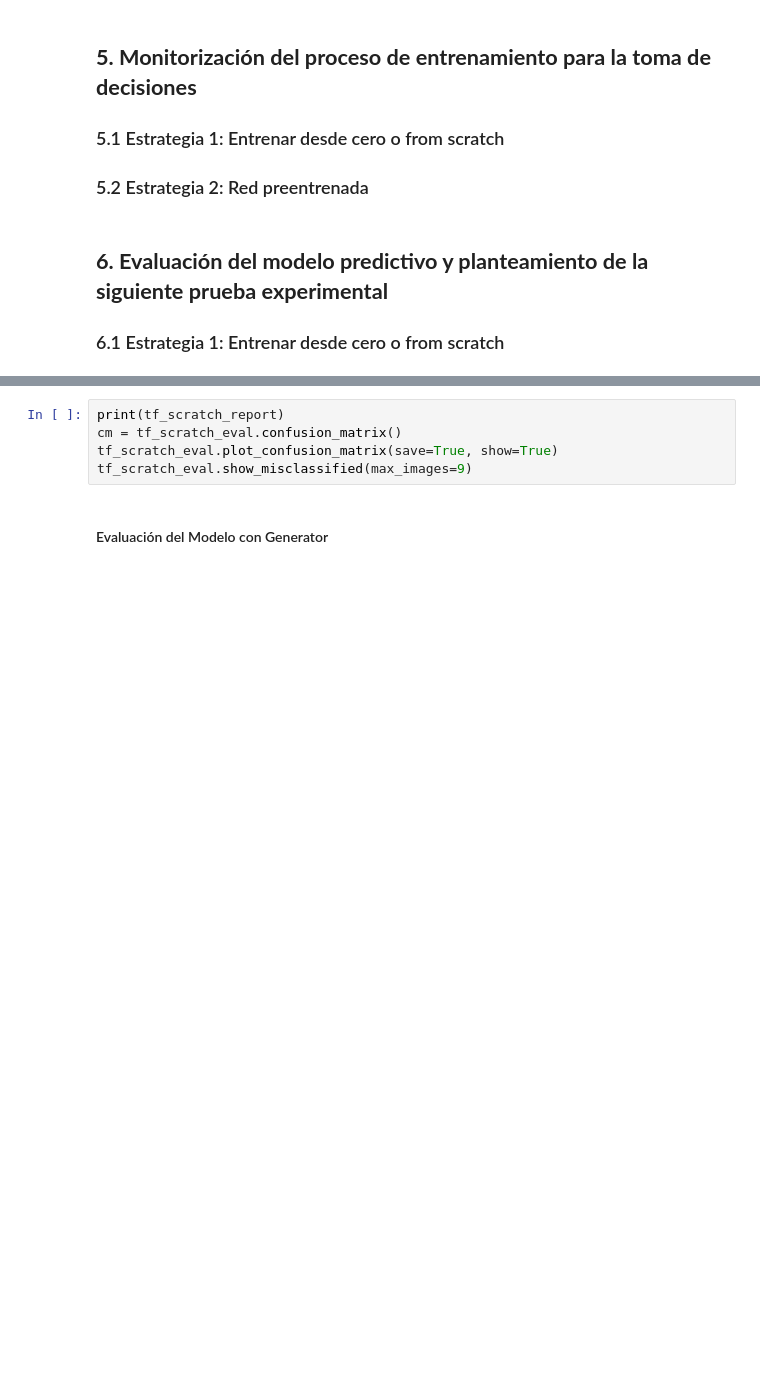
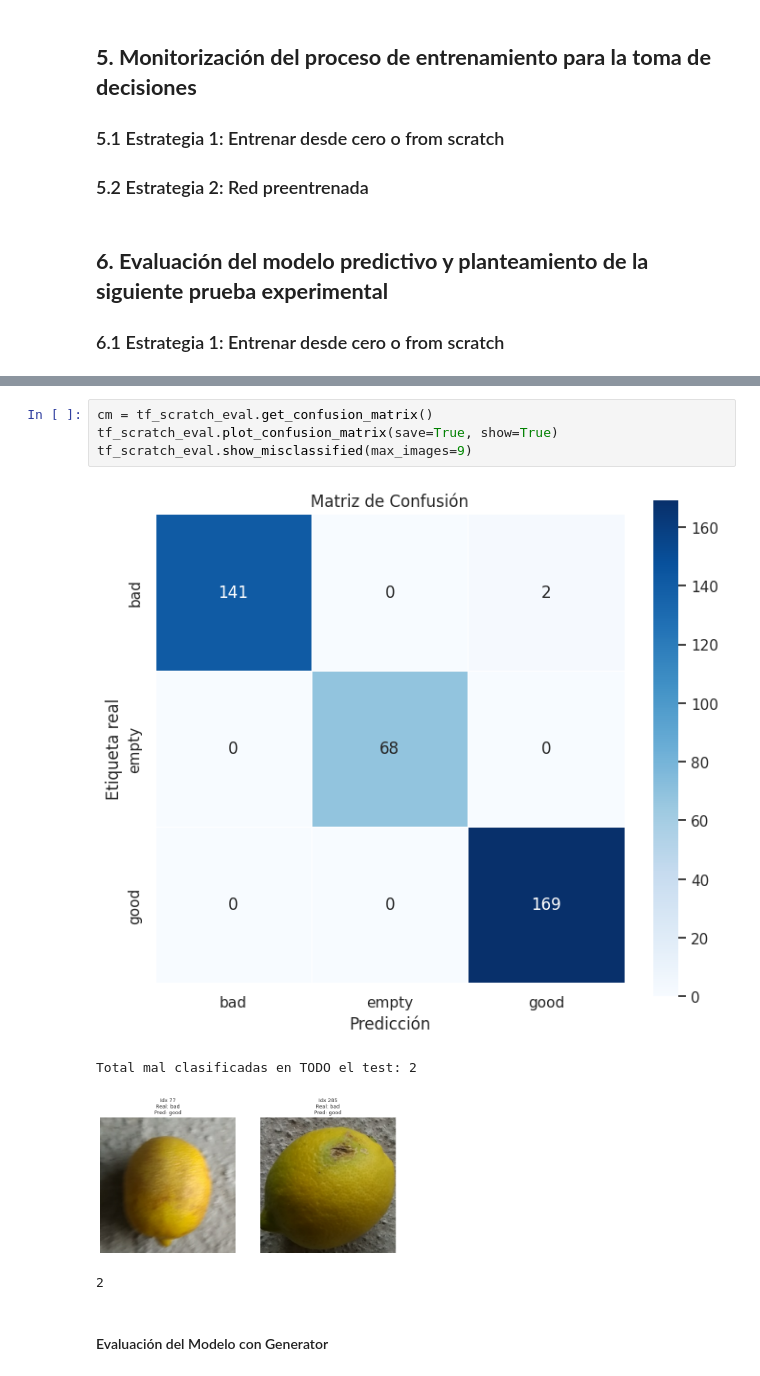
Before and after one commit to fresvel/07MIAR_PROYECTO, a Jupyter notebook: 07MIAR_Proyecto.ipynb, the cells around one changed output, grey strips where cells are left out. Saved outputs shown, nothing was run; the diff lists cells and outputs as text; blank space fills up the shorter version.

```diff
--- a/07MIAR_Proyecto.ipynb
+++ b/07MIAR_Proyecto.ipynb
@@ -643,8 +661,12 @@ Total mal clasificadas en TODO el test: 2
 # %%
-print(tf_scratch_report)
-cm = tf_scratch_eval.confusion_matrix()
+cm = tf_scratch_eval.get_confusion_matrix()
 tf_scratch_eval.plot_confusion_matrix(save=True, show=True)
 tf_scratch_eval.show_misclassified(max_images=9)
+# %% [output]
+[figure, added]
+Total mal clasificadas en TODO el test: 2
+[figure, added]
+2
 # %% [markdown]
 #### Evaluación del Modelo con Generator
 # %%
```
Also changed, not shown: parts of 12 cells of this notebook, 3 other files.
